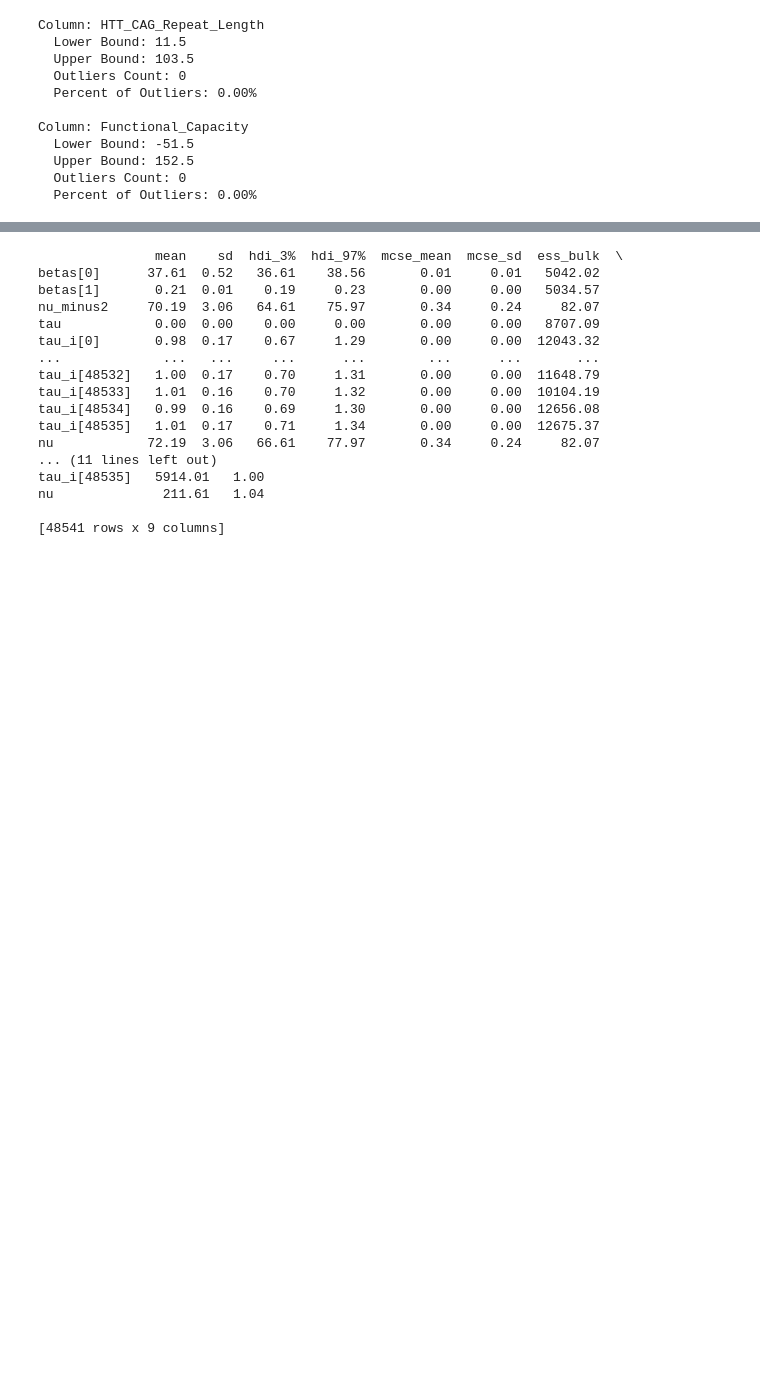
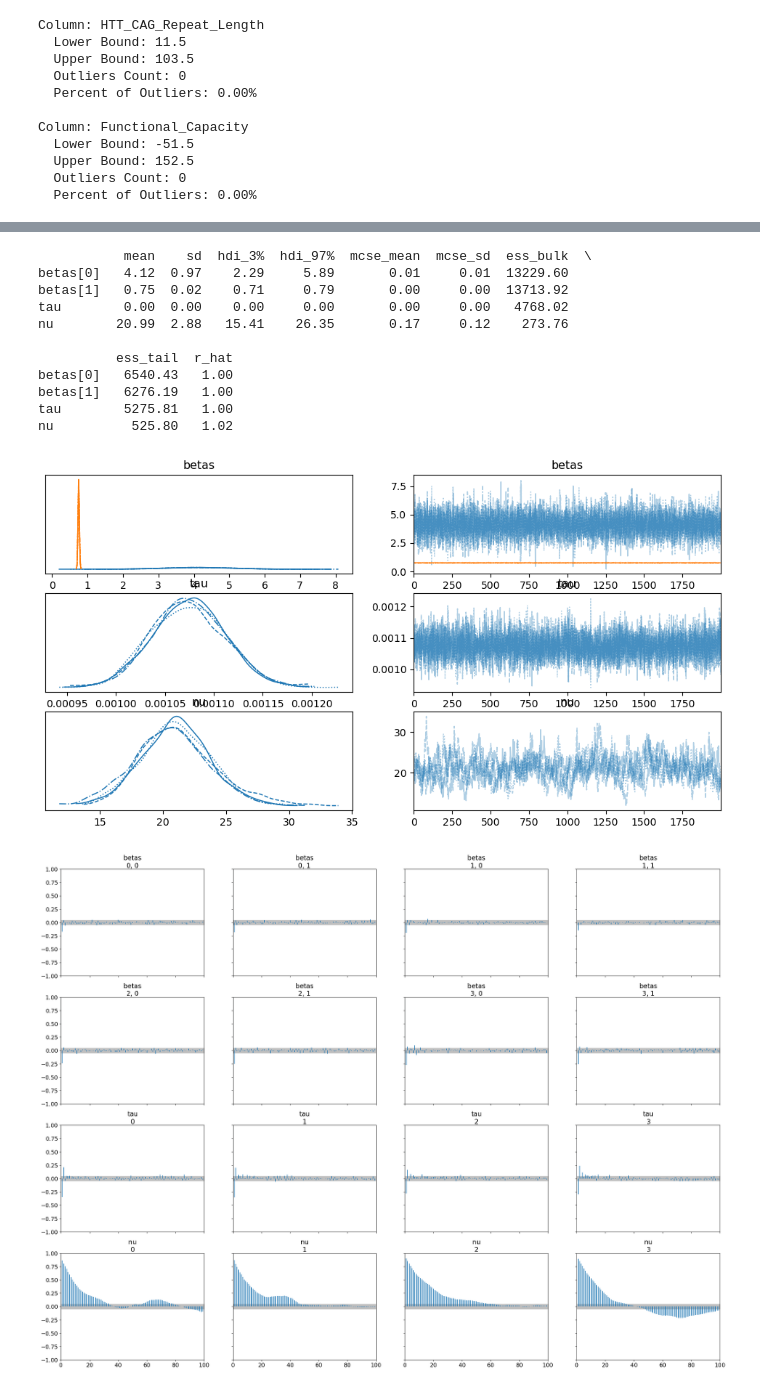
Before and after one commit to maltseasy/STA365, a Jupyter notebook: HW7.ipynb, the cells around one changed output, grey strips where cells are left out. Cells and saved outputs as stored; diff of their text form; code cells hidden in the pictures; blank space fills up the shorter version.

```diff
--- a/HW7.ipynb
+++ b/HW7.ipynb
@@ -187,16 +187,17 @@ Column: Functional_Capacity
   Percent of Outliers: 0.00%
 # %%
 np.random.seed(42)
-high_outlier_indices = df.sample(n=5, random_state=42).index
-low_outlier_indices = df.sample(n=5, random_state=24).index
-df.loc[low_outlier_indices, target_col] -= 50
-df.loc[high_outlier_indices, target_col] += 50
-X = df[[predictor_col]].copy()
+df_subset = df.sample(n=2000, random_state=42).copy()
+high_outlier_indices = df_subset.sample(n=5, random_state=42).index
+low_outlier_indices = df_subset.sample(n=5, random_state=24).index
+df_subset.loc[low_outlier_indices, target_col] -= 100
+df_subset.loc[high_outlier_indices, target_col] += 100
+X = df_subset[[predictor_col]].copy()
 X.insert(0, 'Intercept', 1)
-y = df[target_col].values
+y = df_subset[target_col].values
 X = X.values
 n, p = X.shape
-lb, ub, count, perc = outlier_stats(df[target_col])
+lb, ub, count, perc = outlier_stats(df_subset[target_col])
 print(f"\nColumn: {target_col}")
 print(f"  Lower Bound: {lb}")
 print(f"  Upper Bound: {ub}")
@@ -223,11 +224,13 @@ with pm.Model() as robust_model:
     mu = pm.math.dot(X, betas)
     y_obs = pm.Normal('y', mu=mu, sigma=sigma_i, observed=y)
 
-    robust_trace = pm.sample(2000, tune=1000, target_accept=0.99, init="adapt_diag", return_inferencedata=True)
-print(az.summary(robust_trace, round_to=2))
-az.plot_trace(robust_trace)
+    robust_trace = pm.sample(2000, tune=1000, target_accept=0.98, init="adapt_diag", return_inferencedata=True)
+print(az.summary(robust_trace, var_names=["betas", "tau", "nu"], round_to=2))
+
+az.plot_trace(robust_trace, var_names=["betas", "tau", "nu"])
 plt.show()
-az.plot_autocorr(robust_trace)
+
+az.plot_autocorr(robust_trace, var_names=["betas", "tau", "nu"])
 plt.show()
 # %% [output]
 Initializing NUTS using adapt_diag...
@@ -239,22 +242,18 @@ Sampling 4 chains for 1_000 tune and 2_000 draw iterations (4_000 + 8_000 draws
 The rhat statistic is larger than 1.01 for some parameters. This indicates problems during sampling. See https://arxiv.org/abs/1903.08008 for details
 The effective sample size per chain is smaller than 100 for some parameters.  A higher number is needed for reliable rhat and ess computation. See https://arxiv.org/abs/1903.08008 for details
-               mean    sd  hdi_3%  hdi_97%  mcse_mean  mcse_sd  ess_bulk  \
-betas[0]      37.61  0.52   36.61    38.56       0.01     0.01   5042.02
-betas[1]       0.21  0.01    0.19     0.23       0.00     0.00   5034.57
-nu_minus2     70.19  3.06   64.61    75.97       0.34     0.24     82.07
-tau            0.00  0.00    0.00     0.00       0.00     0.00   8707.09
-tau_i[0]       0.98  0.17    0.67     1.29       0.00     0.00  12043.32
-...             ...   ...     ...      ...        ...      ...       ...
-tau_i[48532]   1.00  0.17    0.70     1.31       0.00     0.00  11648.79
-tau_i[48533]   1.01  0.16    0.70     1.32       0.00     0.00  10104.19
-tau_i[48534]   0.99  0.16    0.69     1.30       0.00     0.00  12656.08
-tau_i[48535]   1.01  0.17    0.71     1.34       0.00     0.00  12675.37
-nu            72.19  3.06   66.61    77.97       0.34     0.24     82.07
-... (11 lines left out)
-tau_i[48535]   5914.01   1.00
-nu              211.61   1.04
+           mean    sd  hdi_3%  hdi_97%  mcse_mean  mcse_sd  ess_bulk  \
+betas[0]   4.12  0.97    2.29     5.89       0.01     0.01  13229.60
+betas[1]   0.75  0.02    0.71     0.79       0.00     0.00  13713.92
+tau        0.00  0.00    0.00     0.00       0.00     0.00   4768.02
+nu        20.99  2.88   15.41    26.35       0.17     0.12    273.76
 
-[48541 rows x 9 columns]
+          ess_tail  r_hat
+betas[0]   6540.43   1.00
+betas[1]   6276.19   1.00
+tau        5275.81   1.00
+nu          525.80   1.02
+[figure, added]
+[figure, added]
 # %%
 tau_i_samples = robust_trace.posterior['tau_i'].stack(draws=("chain", "draw")).values
 tau_i_means = tau_i_samples.mean(axis=1)
```
Also changed, not shown: parts of 5 cells of this notebook.
